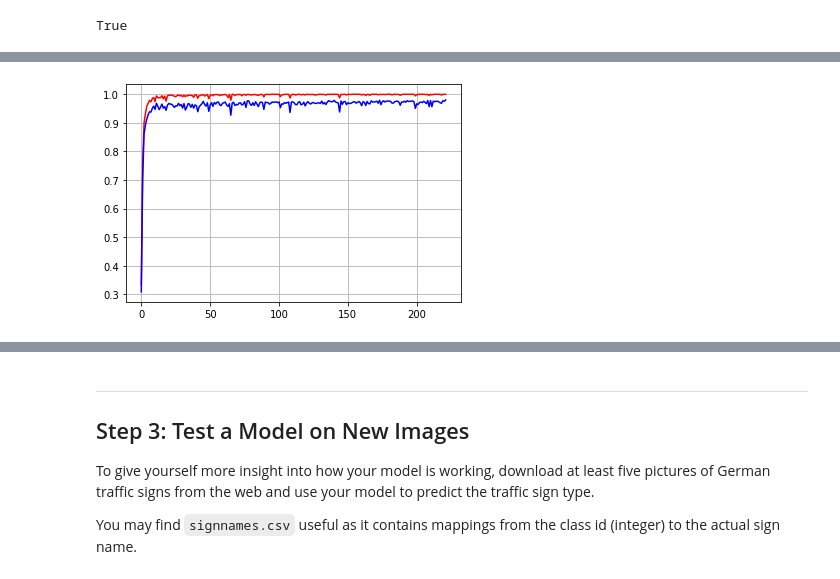
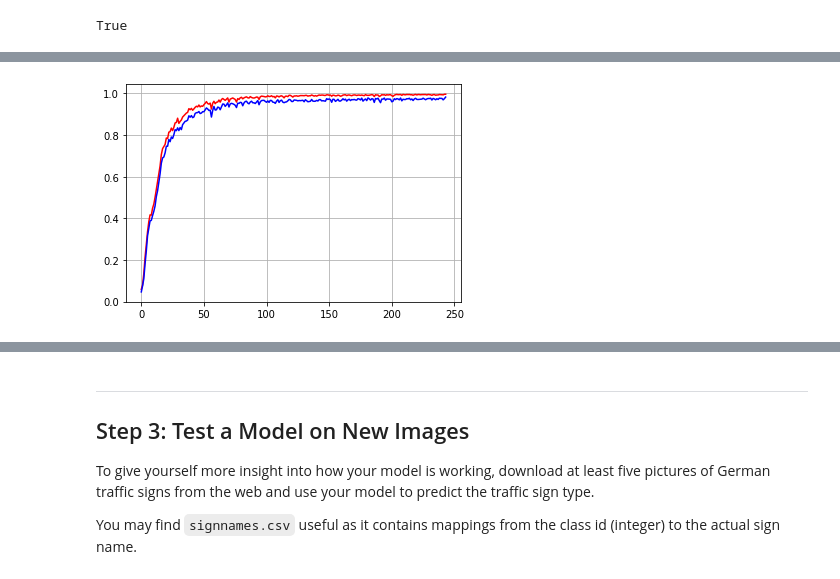
Before and after one commit to dengjianbo3/Self_driving_projects, a Jupyter notebook: P3-Traffic-Sign-Classifier/Traffic_Sign_Classifier.ipynb, the cells around one changed output, grey strips where cells are left out. Drawn from its saved outputs; the diff is of its cells as text; code cells hidden in the pictures.

```diff
--- a/P3-Traffic-Sign-Classifier/Traffic_Sign_Classifier.ipynb
+++ b/P3-Traffic-Sign-Classifier/Traffic_Sign_Classifier.ipynb
@@ -201,7 +203,7 @@ Using TensorFlow backend.
 ### Model Architecture
 # %%
 def conv_layer(layer_name ,input_x, filter_shape, strides=[1,1,1,1],  pool_size=[1,2,2,1],
-               pool_strides=[1,2,2,1], padding='SAME' , pool_pad='VALID', bn=False,  dropout=False, dropout_rate=0.8):
+               pool_strides=[1,2,2,1], padding='SAME' , pool_pad='VALID', bn=False,  dropout=False, dropout_rate=0.6):
     mu = 0
     sigma = 0.1
     #xavier initialization -- glorot initializer
@@ -209,21 +211,20 @@ def conv_layer(layer_name ,input_x, filter_shape, strides=[1,1,1,1],  pool_size=
                             .xavier_initializer())
     conv_b = tf.Variable(tf.zeros(int(filter_shape[-1])))
     conv = tf.nn.conv2d(input_x,  conv_W, strides=strides, padding=padding) + conv_b
-    if dropout:
-        conv = tf.nn.dropout(conv, keep_prob=dropout_rate)
     if bn:
         conv = tf.layers.batch_normalization(conv)
     conv = tf.nn.relu(conv)
+    if dropout:
+        conv = tf.nn.dropout(conv, keep_prob=dropout_rate)
     conv = tf.nn.max_pool(conv, ksize=pool_size, strides=pool_strides, padding=pool_pad)
     return conv
 # %%
 ### Define your architecture here.
 ### Feel free to use as many code cells as needed.
 def model(x):
-    mu = 0
-    sigma = 0.1
+
     batch_normalization=True
-    dropout = False
+    dropout = True
 
     conv1 = conv_layer('conv1', x, [3,3,3,16], pool_strides=[1,1,1,1], pool_pad='SAME', bn=batch_normalization, dropout=dropout)
 
@@ -244,28 +245,21 @@ def model(x):
     f0 = flatten(conv8)
 
     #fully conective layer
-    #f1_W = tf.Variable(tf.truncated_normal(shape=(2048,64), mean=mu, stddev=sigma))
+    #f1_W = tf.Variable(tf.truncated_normal(shape=(1024,256), mean=mu, stddev=sigma))
     f1_W = tf.get_variable('dense1', shape=[1024,256], initializer=tf.contrib.layers.xavier_initializer())
     f1_b = tf.Variable(tf.zeros(256))
     f1 = tf.matmul(f0, f1_W)+f1_b
+    #f1 = tf.layers.batch_normalization(f1)
     f1 = tf.nn.relu(f1)
-    f1 = tf.layers.batch_normalization(f1)
-    f1 = tf.nn.dropout(f1, keep_prob=0.5)
+    f1 = tf.nn.dropout(f1, keep_prob=0.3)
 
     #f2_W = tf.Variable(tf.truncated_normal(shape=(64,64), mean=mu, stddev=sigma))
     f2_W = tf.get_variable('dense2', shape=[256,128], initializer=tf.contrib.layers.xavier_initializer())
     f2_b = tf.Variable(tf.zeros(128))
     f2 = tf.matmul(f1, f2_W)+f2_b
+    #f2 = tf.layers.batch_normalization(f2)
     f2 = tf.nn.relu(f2)
-    f2 = tf.layers.batch_normalization(f2)
     f2 = tf.nn.dropout(f2, keep_prob=0.5)
-
-    f3_W = tf.get_variable('dense3', shape=[128,64], initializer=tf.contrib.layers.xavier_initializer())
-    f3_b = tf.Variable(tf.zeros(64))
-    f3 = tf.matmul(f2, f3_W)+f3_b
-    f3 = tf.nn.relu(f3)
-    f3 = tf.layers.batch_normalization(f3)
-    f3 = tf.nn.dropout(f3, keep_prob=0.5)
 
     #logit_W = tf.Variable(tf.truncated_normal(shape=(64, 43), mean=mu, stddev=sigma))
     logit_W = tf.get_variable('logit', shape=[128,43], initializer=tf.contrib.layers.xavier_initializer())
@@ -341,15 +335,16 @@ tf.test.is_gpu_available()
 True
 # %%
 import time
+Train = True
 train_history = []
 valid_history = []
 gen=False
-steps_per_epoch = 3000
 
 with tf.Session() as sess:
     sess.run(tf.global_variables_initializer())
     num_examples = len(x_train)
     best_acc =  0.0
+    growth_counter = 0
 
     for i in range(EPOCHS):
         begin = time.time()
@@ -363,7 +358,7 @@ with tf.Session() as sess:
             for batch_x, batch_y in data_gen.flow(x_train, y_train, batch_size=BATCH_SIZE, shuffle=True):
                 sess.run(train_operation, feed_dict={x:batch_x, y:batch_y})
                 counter += 1
-                if counter == steps_per_epoch:
+                if counter == len(x_train) / BATCH_SIZE:
                     break
 
         training_accuracy = evaluate(x_train, y_train)
@@ -371,18 +366,23 @@ with tf.Session() as sess:
         valid_history.append(validation_accuracy)
         train_history.append(training_accuracy)
         used_time = time.time() - begin
+        growth_counter += 1
         if validation_accuracy > best_acc:
             best_acc = validation_accuracy
-            saver.save(sess, './20190722_model')
+            growth_counter = 0
 
-        print("EPOCH : {},  Training accuracy : {:.3f},  Validation accuracy : {:.3f},  best validation acc is : {:.3f}, using : {:.2f} seconds".
-              format(i,training_accuracy,validation_accuracy, best_acc,  used_time))
+        print("EPOCH : {},  Training acc : {:.3f},  Validation acc : {:.3f},  best validation acc is : {:.3f}, using : {:.2f} seconds,  counter : {}".
+              format(i,training_accuracy,validation_accuracy, best_acc,  used_time,  growth_counter))
+
+        if growth_counter >= 100:
+            print('bset validation accuracy stop growing for 100 epochs')
+            break
 
         if validation_accuracy >= 0.98:
             print("early stop at 98% validation acuuracy")
             break
 
-
+    saver.save(sess, './20190726_model')
     print("Model saved")
 
 plt.plot(train_history, color='r')
@@ -409,6 +409,6 @@ EPOCH : 221,  Training accuracy : 1.000,  Validation accuracy : 0.980,  best val
 early stop at 98% validation acuuracy
 Model saved
-[figure, old version]
+[figure, new version]
 # %%
 #testing
 with tf.Session() as sess:
```
Also changed, not shown: parts of 9 cells of this notebook, 6 other files.
